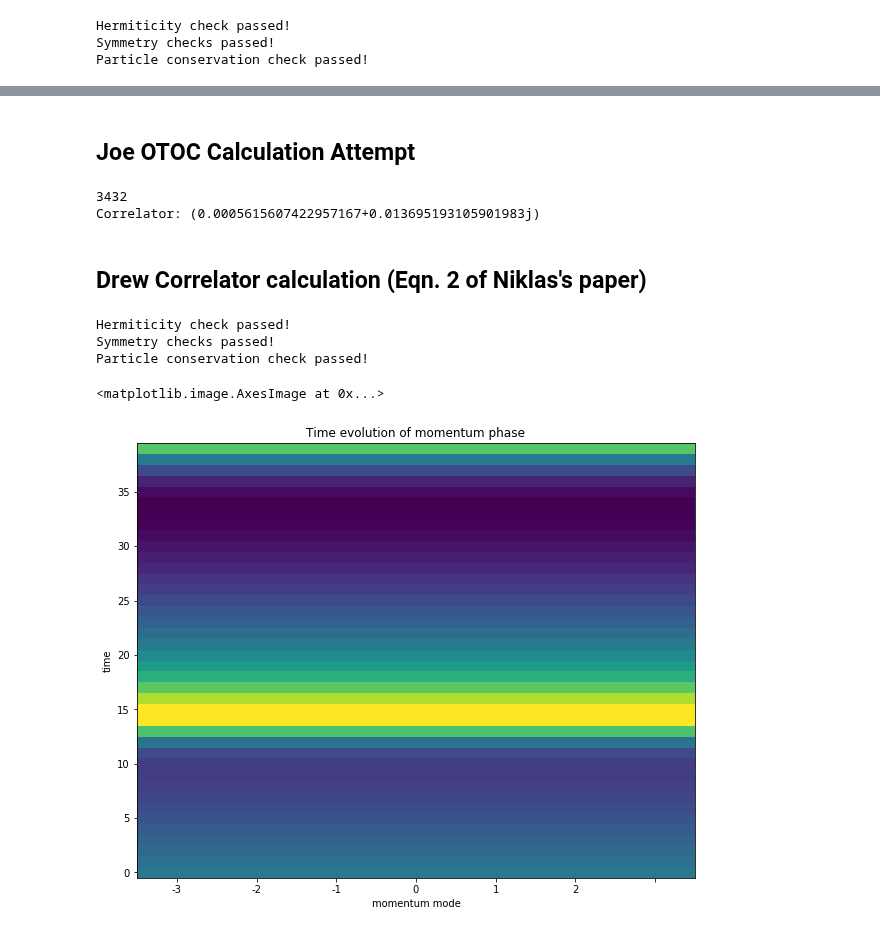
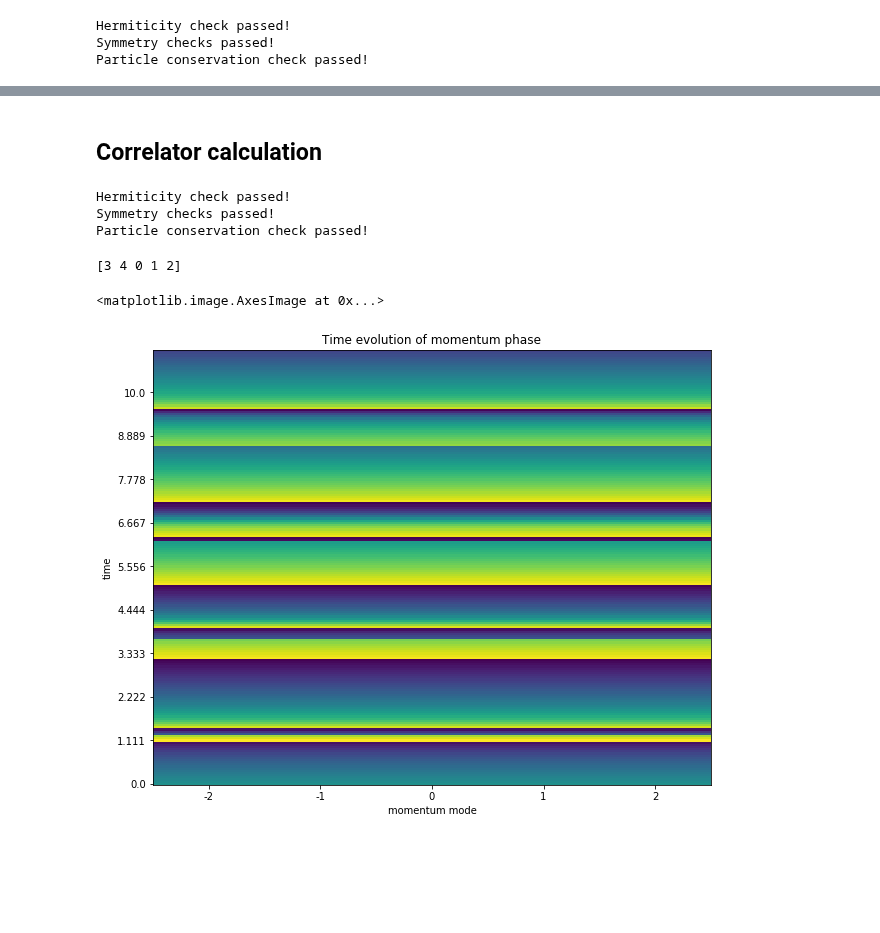
Before and after one commit to jacarolan/QuSpinLatticeFermions, a Jupyter notebook: U1_Theory.ipynb, the cells around one changed output, grey strips where cells are left out. Saved outputs shown, nothing was run; the diff lists cells and outputs as text; code cells hidden in the pictures; blank space fills up the shorter version.

```diff
--- a/U1_Theory.ipynb
+++ b/U1_Theory.ipynb
@@ -14,13 +14,13 @@ plt.rcParams['figure.figsize'] = [10, 8]
 # %% [markdown]
 ## Define Constants/Helpers
 # %%
-N = 14
+N = 10
 N_filled = N // 2
 E_neg1 = 0
 P_neg1 = np.exp(-1j * E_neg1)
 t = -0.5
 g = 0#1e-3
-m = -0.8
+m = -1
 PBC = True
 # %%
 def stringbox(lst, caption):
@@ -242,33 +247,5 @@ plt.plot(times, loschmidt)
-# %% [markdown]
-## Joe OTOC Calculation Attempt
-# %%
-#psi_ground at t=0 correlated with psi_top at t=1
-
-##### define data type for the simulation
-dtype_real = np.float64
-dtype_cmplx = np.result_type(dtype_real,np.complex64)
-# pre assign arrays
-times = np.arange(0,T,dt)                               # times
-Lt = np.zeros(len(times),dtype=dtype_real)              # Lohschmidt echo
-# construct piece-wise constant unitaries
-expH = expm_multiply_parallel(H.tocsr(),a=-1j,dtype=dtype_cmplx)
-# auxiliary array for memory efficiency
-
-print(len(psi_i))
-psi=psi_i.copy().astype(np.complex128)
-work_array=np.zeros((2*len(psi),), dtype=psi.dtype) # twice as long because complex_valued
-# prepare output
-i = 1
-expH.dot(psi,work_array=work_array,overwrite_v=True)
-
-correlator = np.dot(psi_i, psi)
-print("Correlator:",correlator)
-# END of time evolution
-# %% [output]
-3432
-Correlator: (0.0005615607422957167+0.013695193105901983j)
 # %% [markdown]
-## Drew Correlator calculation (Eqn. 2 of Niklas's paper)
+## Correlator calculation
 # %%
 def c_operator(n):
     cdag_static = [["-",[[1.0,n]]]]
@@ -304,7 +281,7 @@ for n in range(0, N, 2): #loop over all site pairings
 
         tempRpsi = np.transpose(P_Nhalfminus1).dot(annihilators[0].dot(P_Nhalf.dot(rightPsi)))
 
-        correlators[n,i] = np.conj(tempLpsi).dot(tempRpsi) # (<a|b>) <0| . e^(-iHt) . psi\dagger_n . e^(iHt) . psi(0,0) . |0>
+        correlators[n,i] = np.vdot(tempLpsi, tempRpsi) # (<a|b>) <0| . e^(-iHt) . psi\dagger_n . e^(iHt) . psi(0,0) . |0>
 
         # Odd Correlators
         leftPsi=psi_i.copy().astype(np.complex128) #state for left-half of inner product
@@ -316,7 +293,7 @@ for n in range(0, N, 2): #loop over all site pairings
 
         tempRpsi = np.transpose(P_Nhalfminus1).dot(annihilators[1].dot(P_Nhalf.dot(rightPsi)))
 
-        correlators[n+1,i] = np.conj(tempLpsi).dot(tempRpsi) # (<a|b>) <0| . e^(-iHt) . psi\dagger_n . e^(iHt) . psi(0,0) . |0>
+        correlators[n+1,i] = np.vdot(tempLpsi, tempRpsi) # (<a|b>) <0| . e^(-iHt) . psi\dagger_n . e^(iHt) . psi(0,0) . |0>
 
 # correlators = correlators#/(len(times)/dt) # Averaging over N so that it is actually an expectation value
 # END of time evolution
@@ -331,19 +308,31 @@ for i in range(len(correlators[0, :])):
     correlatorfft.append(fftsum)
 
 correlatorfft = np.array(correlatorfft)
+
+# Fix the correlatorFFT to be symmetric
+mode_count = correlatorfft.shape[1]
+BZ_edge = mode_count // 2 + 1
+wrap_order = (np.arange(mode_count) + BZ_edge) % mode_count
+print(wrap_order)
+correlatorfft = correlatorfft[:, wrap_order]
+# %% [output]
+[3 4 0 1 2]
 # %%
 # plt.plot(np.arctan2(np.imag(correlatorfft), np.real(correlatorfft)))
 plt.xlabel("momentum mode")
 plt.ylabel("time")
 plt.title("Time evolution of momentum phase")
-no_labels = 7 # how many labels to see on axis x
 step_x = 1 # step between consecutive labels
 x_positions = np.arange(0,N//2,step_x) # pixel count at label position
-x_labels = np.arange(N//4-N//2+1, N//4) # labels you want to see
+x_labels = np.arange(N//4-N//2+1, N//4+1) # labels you want to see
 plt.xticks(x_positions, x_labels)
+y_tickcount = 10 # How many labels on y axis
+y_positions = np.arange(0,int(T/dt), int((T/dt)/y_tickcount)) # pixel count at label position
+y_labels = np.round(np.linspace(0,abs(T*m),y_tickcount), 3) # labels you want to see
+plt.yticks(y_positions, y_labels)
 plt.imshow(np.arctan2(np.imag(correlatorfft), np.real(correlatorfft)), aspect='auto', origin='lower')
 # %% [output]
 <matplotlib.image.AxesImage at 0x...>
-[figure, old version]
+[figure, new version]
 # %%
 phases = np.arctan2(np.imag(correlatorfft), np.real(correlatorfft))
```
Also changed, not shown: parts of 10 cells of this notebook.
